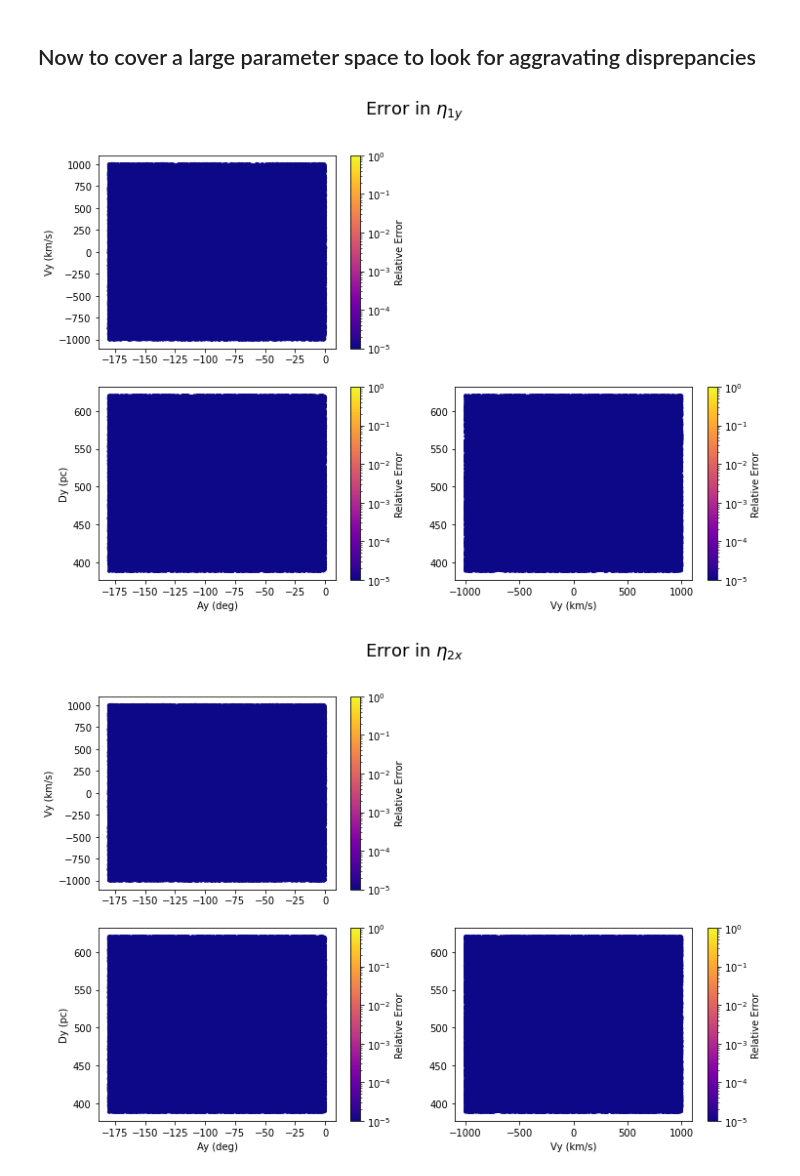
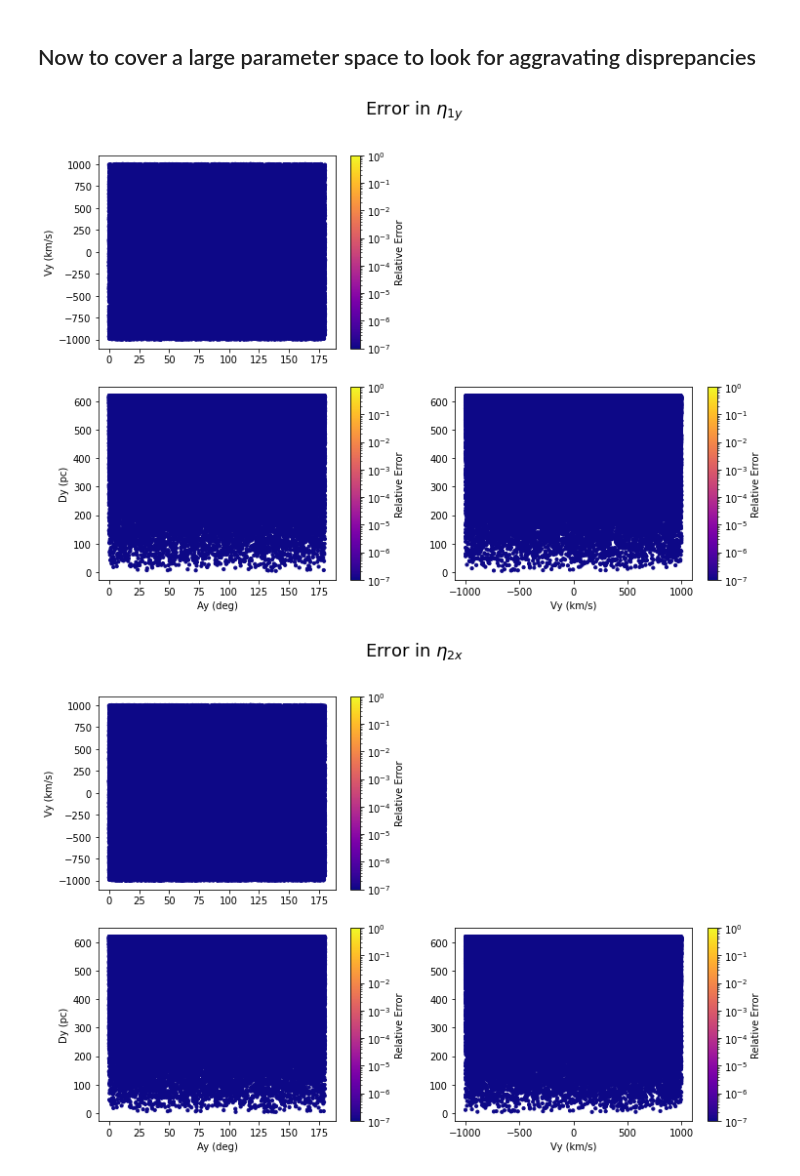
Before and after one commit to notriemann/Double_lens_scintillometry, a Jupyter notebook: examples/screens_v_t.ipynb, the cells around one changed output. Saved outputs shown, nothing was run; the diff lists cells and outputs as text; code cells hidden in the pictures.

Commit message:
Adding a sample over randomized params for screen x

```diff
--- a/examples/screens_v_t.ipynb
+++ b/examples/screens_v_t.ipynb
@@ -354,10 +354,11 @@ def curvature_returner_vectorized(D_s, PMRA, PMDEC, D_x, D_y, a_x, a_y, V_x, V_y
     factor_x = dx_val / dxs_val
     factor_y = dy_val / dys_val
 
-    Veff1x_vec = vtel_vec_val + factor_x * V_s_vec
+    Veff1x_vec = vtel_vec_val + factor_x[:, None] * V_s_vec
     Veff1y_vec = vtel_vec_val + factor_y[:, None] * V_s_vec
 
-    Veff1x = np.dot(Veff1x_vec, np.array([np.cos(e1), np.sin(e1)])) - ds / dxs * vx
+    #Veff1x = np.dot(Veff1x_vec, np.array([np.cos(e1), np.sin(e1)])) - ds / dxs * vx
+    Veff1x = np.einsum("ij,ij->i", Veff1x_vec, uv_x_par) - ds / dxs * vx
     Veff1y = np.einsum("ij,ij->i", Veff1y_vec, uv_y_par) - ds/dys * vy
 
     # Frequencies
@@ -374,8 +375,13 @@ def curvature_returner_vectorized(D_s, PMRA, PMDEC, D_x, D_y, a_x, a_y, V_x, V_y
 np.random.seed(12345)
 N = int(1e5)
 
-dy_arr = np.random.uniform(low= D_x, high=D_s, size=N)
-ay_arr = np.random.uniform(low=-180, high=0, size=N)
+dx_arr = np.random.uniform(low= 0, high=D_s, size=N)
+ax_arr = np.random.uniform(low=0, high=180, size=N)
+vx_arr = np.random.uniform(low=-1000, high=1000, size=N)
+
+#setting the distribution of screen y to be distributed uniformly between screen x and the pulsar
+dy_arr = np.random.uniform(low= 0, high=1, size=N) * (D_s - dx_arr) + dx_arr
+ay_arr = np.random.uniform(low=0, high=180, size=N)
 vy_arr = np.random.uniform(low=-1000, high=1000, size=N)
 # %%
 #calculation from Sprenger 2022
@@ -383,9 +389,10 @@ vy_arr = np.random.uniform(low=-1000, high=1000, size=N)
 vtel_vec_0 = SP.get_vtel(mjds[0],psrname) / 1e3 * u.km / u.s
 nu = np.linspace(nu0 / MHz - 0.5,nu0 / MHz + 0.5, 3000) * 1e6
 
-(eta1x_tim, eta1y_tim), (eta2x_tim, eta2y_tim) = curvature_returner_vectorized(D_s=D_s,PMRA=PMRA,PMDEC=PMDEC,D_x=D_x,D_y=dy_arr,
-                              a_x=a_x,a_y=ay_arr,
-                              V_x=V_x,V_y=vy_arr, vtel_vec=vtel_vec_0, freq = nu.mean() * u.Hz)
+(eta1x_tim, eta1y_tim), (eta2x_tim, eta2y_tim) = curvature_returner_vectorized(D_s=D_s,PMRA=PMRA,PMDEC=PMDEC,
+                              D_x=dx_arr,D_y=dy_arr,
+                              a_x=ax_arr,a_y=ay_arr,
+                              V_x=vx_arr,V_y=vy_arr, vtel_vec=vtel_vec_0, freq = nu.mean() * u.Hz)
 # %%
 eta2, ddeff2, dveff2 = screen_1d_curvature(d_p = D_s * u.pc,
                     vpsr = vpsr_init,
@@ -421,36 +428,36 @@ eta2x_err = rel_error( eta2x_tim, eta_int1.value)
 eta2y_err = rel_error( eta2y_tim, eta_int2.value)
 # %%
 import matplotlib.colors as mcolors
-norm = mcolors.LogNorm(vmin=1e-5, vmax=1e0)
+norm = mcolors.LogNorm(vmin=1e-7, vmax=1e0)
 
 plt.figure(figsize=(12, 8))
 
 plt.subplot(2,2,1)
 sc = plt.scatter(ay_arr, vy_arr, c=eta1y_err, cmap='plasma', norm=norm, s = 10)
 plt.colorbar(sc, label="Relative Error")
 # plt.xlabel("ay")
 plt.ylabel("Vy (km/s)")
 
 plt.subplot(2,2,3)
 sc = plt.scatter(ay_arr, dy_arr, c=eta1y_err, cmap='plasma', norm=norm, s = 10)
 plt.colorbar(sc, label="Relative Error")
 plt.xlabel("Ay (deg)")
 plt.ylabel("Dy (pc)")
 
 plt.subplot(2,2,4)
 sc = plt.scatter(vy_arr, dy_arr, c=eta1y_err, cmap='plasma', norm=norm, s = 10)
 plt.colorbar(sc, label="Relative Error")
 plt.xlabel("Vy (km/s)")
 # plt.ylabel("dy")
 
 plt.suptitle("Error in $\eta_{1y}$", fontsize = 18)
 
 plt.show()
 # %% [output]
-[figure, old version]
+[figure, new version]
 # %%
 import matplotlib.colors as mcolors
-norm = mcolors.LogNorm(vmin=1e-5, vmax=1e0)
+norm = mcolors.LogNorm(vmin=1e-7, vmax=1e0)
 
 plt.figure(figsize=(12, 8))
 
@@ -476,6 +483,6 @@ plt.suptitle("Error in $\eta_{2x}$", fontsize = 18)
 
 plt.show()
 # %% [output]
-[figure, old version]
+[figure, new version]
 # %%
 import matplotlib.colors as mcolors
```
Also changed, not shown: parts of 2 cells of this notebook.
